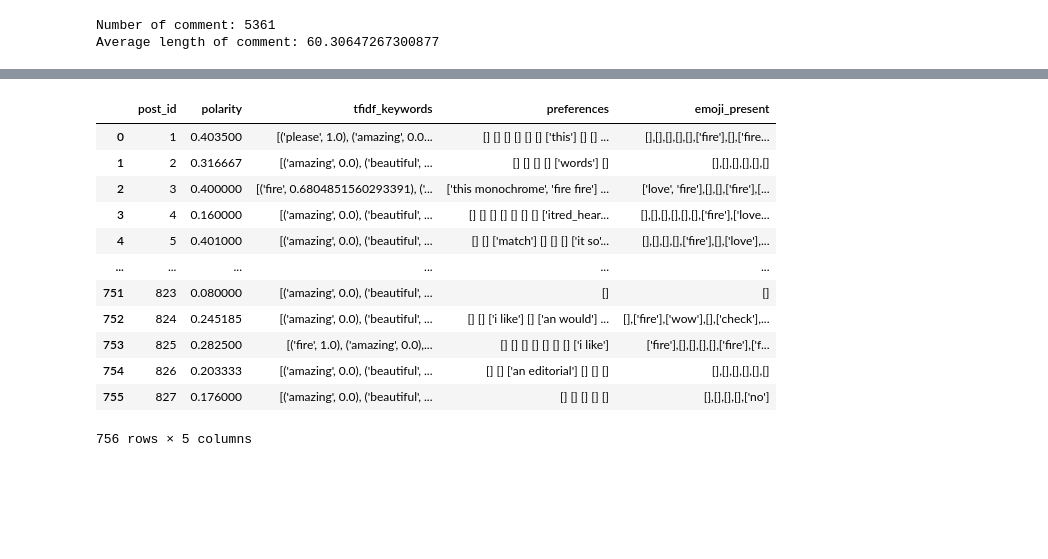
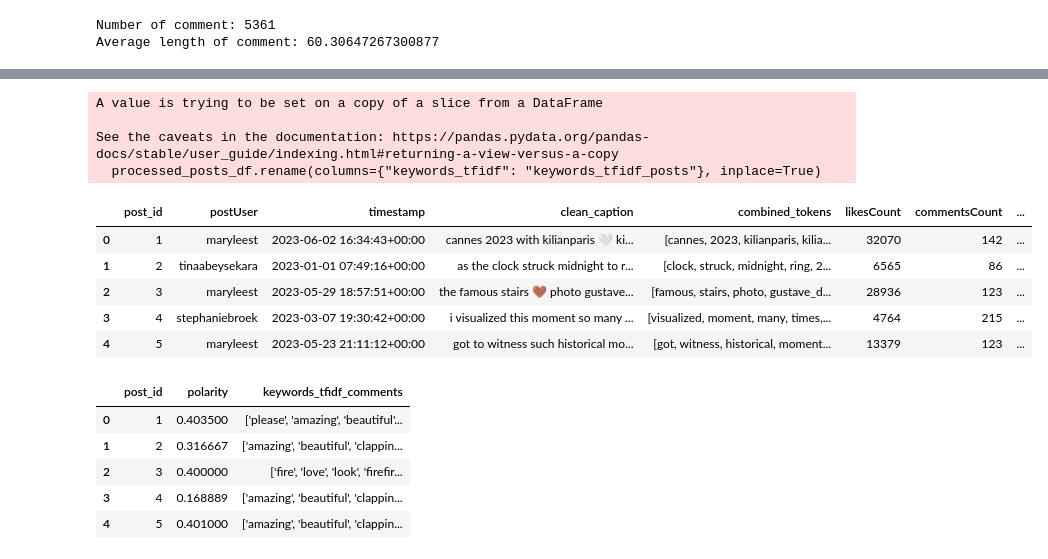
Before and after one commit to 23092003e/A-Fashion-Recommendation-System-via-Sequence-Mining-on-Social-Media-, a Jupyter notebook: notebooks/data.preprocessing.ipynb, the cells around one changed output, grey strips where cells are left out. Saved outputs shown, nothing was run; the diff lists cells and outputs as text; code cells hidden in the pictures; blank space fills up the shorter version.

```diff
--- a/notebooks/data.preprocessing.ipynb
+++ b/notebooks/data.preprocessing.ipynb
@@ -555,18 +577,28 @@ comments_summary = comments_df.groupby("post_id").agg({
 }).reset_index()
-# %%
-comments_summary
-# %% [output]
-|  | post_id | polarity | tfidf_keywords | preferences | emoji_present |
-| 0 | 1 | 0.403500 | [('please', 1.0), ('amazing', 0.0... | [] [] [] [] [] [] ['this'] [] [] ... | [],[],[],[],[],['fire'],[],['fire... |
-| 1 | 2 | 0.316667 | [('amazing', 0.0), ('beautiful', ... | [] [] [] [] ['words'] [] | [],[],[],[],[],[] |
-| 2 | 3 | 0.400000 | [('fire', 0.6804851560293391), ('... | ['this monochrome', 'fire fire'] ... | ['love', 'fire'],[],[],['fire'],[... |
-| 3 | 4 | 0.160000 | [('amazing', 0.0), ('beautiful', ... | [] [] [] [] [] [] [] ['itred_hear... | [],[],[],[],[],[],['fire'],['love... |
-| 4 | 5 | 0.401000 | [('amazing', 0.0), ('beautiful', ... | [] [] ['match'] [] [] [] ['it so'... | [],[],[],[],['fire'],[],['love'],... |
-| ... | ... | ... | ... | ... | ... |
-| 751 | 823 | 0.080000 | [('amazing', 0.0), ('beautiful', ... | [] | [] |
-| 752 | 824 | 0.245185 | [('amazing', 0.0), ('beautiful', ... | [] [] ['i like'] [] ['an would'] ... | [],['fire'],['wow'],[],['check'],... |
-| 753 | 825 | 0.282500 | [('fire', 1.0), ('amazing', 0.0),... | [] [] [] [] [] [] [] ['i like'] | ['fire'],[],[],[],[],['fire'],['f... |
-| 754 | 826 | 0.203333 | [('amazing', 0.0), ('beautiful', ... | [] [] ['an editorial'] [] [] [] | [],[],[],[],[],[] |
-| 755 | 827 | 0.176000 | [('amazing', 0.0), ('beautiful', ... | [] [] [] [] [] | [],[],[],[],['no'] |
-756 rows × 5 columns
+# %%
+processed_posts_df.rename(columns={"keywords_tfidf": "keywords_tfidf_posts"}, inplace=True)
+
+processed_posts_df.head()
+# %% [output]
+A value is trying to be set on a copy of a slice from a DataFrame
+
+See the caveats in the documentation: https://pandas.pydata.org/pandas-docs/stable/user_guide/indexing.html#returning-a-view-versus-a-copy
+  processed_posts_df.rename(columns={"keywords_tfidf": "keywords_tfidf_posts"}, inplace=True)
+|  | post_id | postUser | timestamp | clean_caption | combined_tokens | likesCount | commentsCount | ... |
+| 0 | 1 | maryleest | 2023-06-02 16:34:43+00:00 | cannes 2023 with kilianparis 🤍 ki... | [cannes, 2023, kilianparis, kilia... | 32070 | 142 | ... |
+| 1 | 2 | tinaabeysekara | 2023-01-01 07:49:16+00:00 | as the clock struck midnight to r... | [clock, struck, midnight, ring, 2... | 6565 | 86 | ... |
+| 2 | 3 | maryleest | 2023-05-29 18:57:51+00:00 | the famous stairs 🤎 photo gustave... | [famous, stairs, photo, gustave_d... | 28936 | 123 | ... |
+| 3 | 4 | stephaniebroek | 2023-03-07 19:30:42+00:00 | i visualized this moment so many ... | [visualized, moment, many, times,... | 4764 | 215 | ... |
+| 4 | 5 | maryleest | 2023-05-23 21:11:12+00:00 | got to witness such historical mo... | [got, witness, historical, moment... | 13379 | 123 | ... |
+# %%
+#Rename columns "tfidf_keywords"
+processed_comments_df.rename(columns={"tfidf_keywords": "keywords_tfidf_comments"}, inplace=True)
+processed_comments_df.head()
+# %% [output]
+|  | post_id | polarity | keywords_tfidf_comments |
+| 0 | 1 | 0.403500 | ['please', 'amazing', 'beautiful'... |
+| 1 | 2 | 0.316667 | ['amazing', 'beautiful', 'clappin... |
+| 2 | 3 | 0.400000 | ['fire', 'love', 'look', 'firefir... |
+| 3 | 4 | 0.168889 | ['amazing', 'beautiful', 'clappin... |
+| 4 | 5 | 0.401000 | ['amazing', 'beautiful', 'clappin... |
 # %%
```
Also changed, not shown: parts of 14 cells of this notebook, 5 other files.
